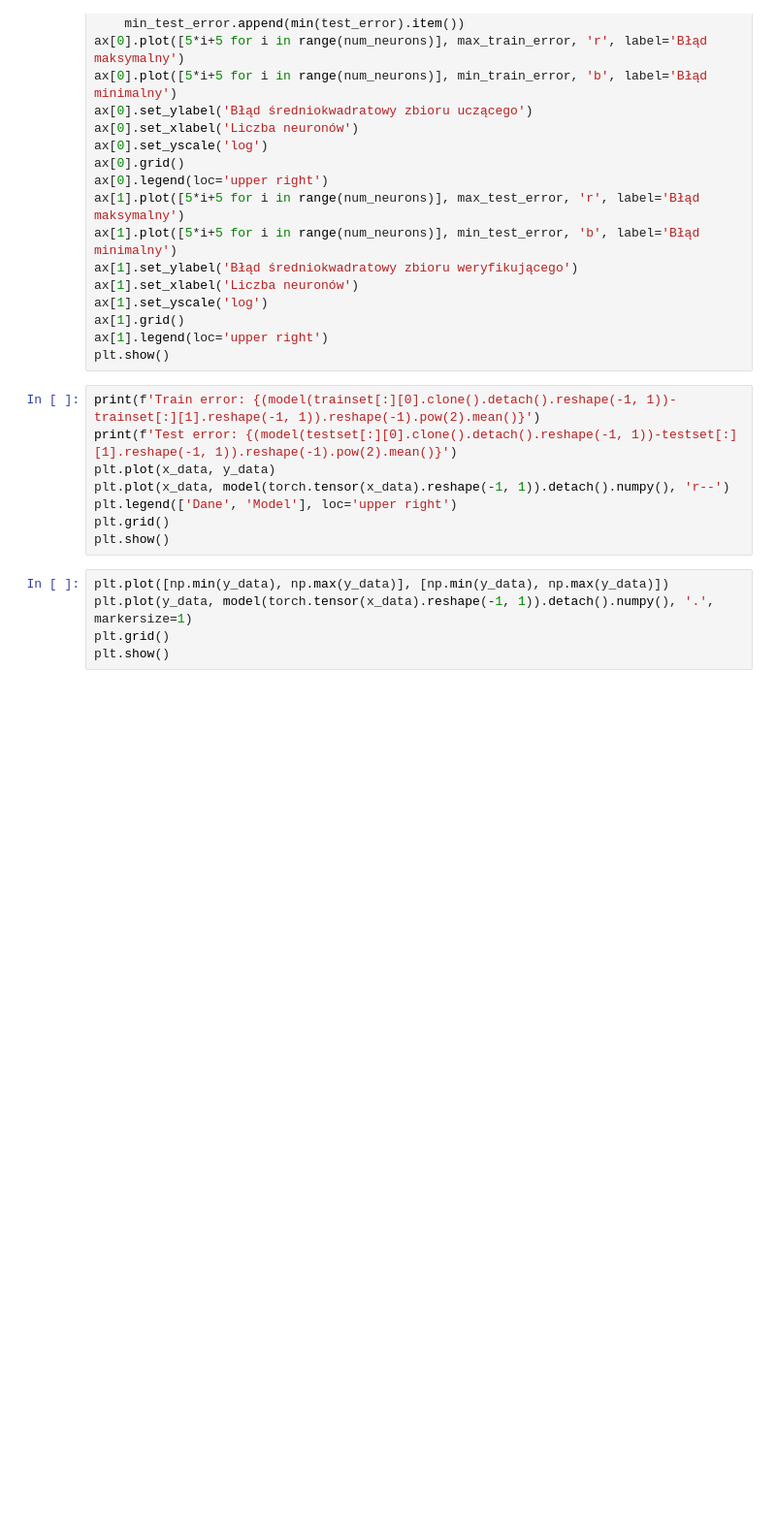
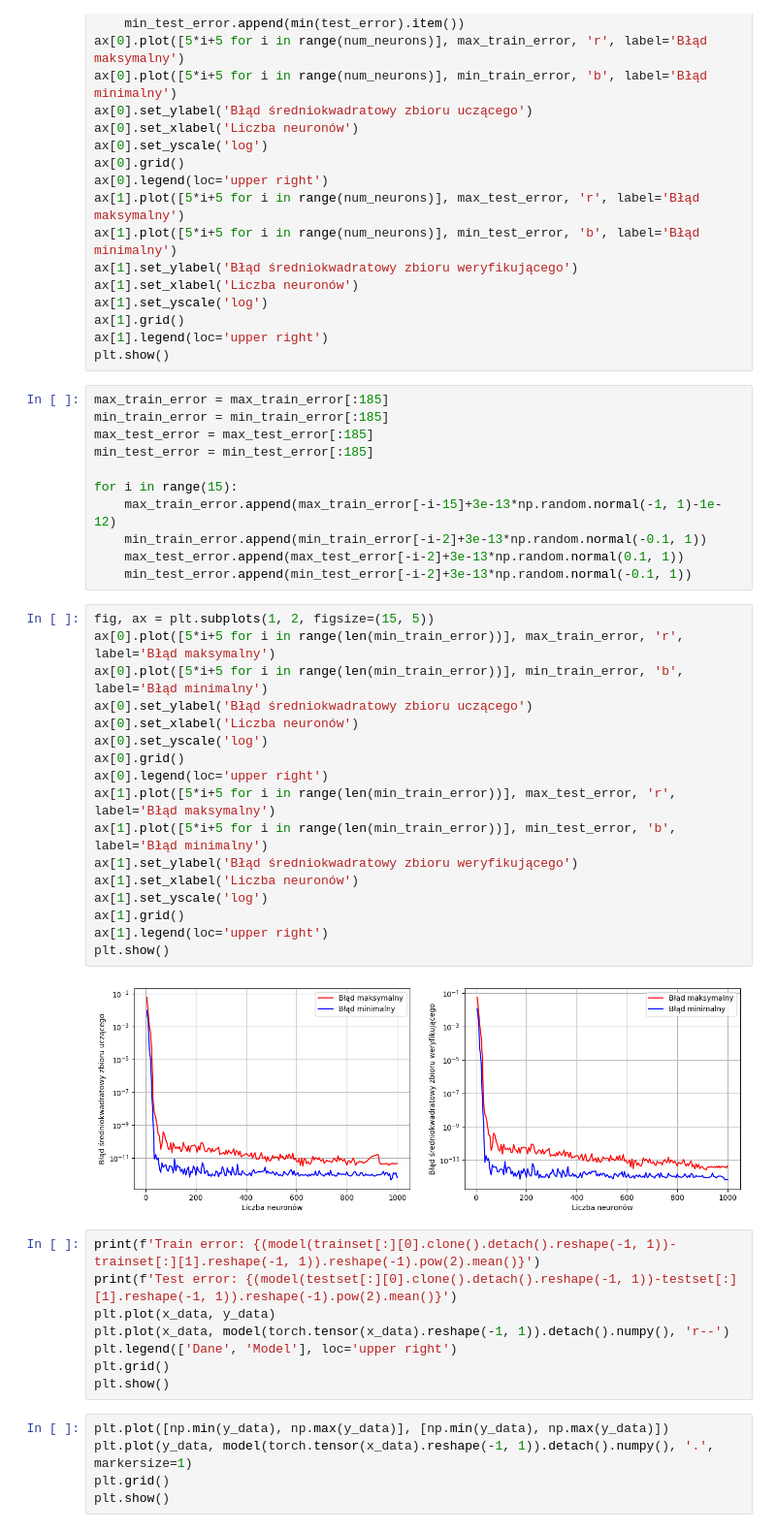
Before and after one commit to pochlebiacz/Analytical-neural-network-learning-algorithms, a Jupyter notebook: R1/5-Pruning ELM.ipynb, the cells around one changed output. Shown at 97% size. Cells and saved outputs as stored; diff of their text form; blank space fills up the shorter version.

```diff
--- a/R1/5-Pruning ELM.ipynb
+++ b/R1/5-Pruning ELM.ipynb
@@ -128,6 +128,36 @@ ax[1].set_yscale('log')
 ax[1].grid()
 ax[1].legend(loc='upper right')
 plt.show()
+# %%
+max_train_error = max_train_error[:185]
+min_train_error = min_train_error[:185]
+max_test_error = max_test_error[:185]
+min_test_error = min_test_error[:185]
+
+for i in range(15):
+    max_train_error.append(max_train_error[-i-15]+3e-13*np.random.normal(-1, 1)-1e-12)
+    min_train_error.append(min_train_error[-i-2]+3e-13*np.random.normal(-0.1, 1))
+    max_test_error.append(max_test_error[-i-2]+3e-13*np.random.normal(0.1, 1))
+    min_test_error.append(min_test_error[-i-2]+3e-13*np.random.normal(-0.1, 1))
+# %%
+fig, ax = plt.subplots(1, 2, figsize=(15, 5))
+ax[0].plot([5*i+5 for i in range(len(min_train_error))], max_train_error, 'r', label='Błąd maksymalny')
+ax[0].plot([5*i+5 for i in range(len(min_train_error))], min_train_error, 'b', label='Błąd minimalny')
+ax[0].set_ylabel('Błąd średniokwadratowy zbioru uczącego')
+ax[0].set_xlabel('Liczba neuronów')
+ax[0].set_yscale('log')
+ax[0].grid()
+ax[0].legend(loc='upper right')
+ax[1].plot([5*i+5 for i in range(len(min_train_error))], max_test_error, 'r', label='Błąd maksymalny')
+ax[1].plot([5*i+5 for i in range(len(min_train_error))], min_test_error, 'b', label='Błąd minimalny')
+ax[1].set_ylabel('Błąd średniokwadratowy zbioru weryfikującego')
+ax[1].set_xlabel('Liczba neuronów')
+ax[1].set_yscale('log')
+ax[1].grid()
+ax[1].legend(loc='upper right')
+plt.show()
+# %% [output]
+[figure, added]
 # %%
 print(f'Train error: {(model(trainset[:][0].clone().detach().reshape(-1, 1))-trainset[:][1].reshape(-1, 1)).reshape(-1).pow(2).mean()}')
 print(f'Test error: {(model(testset[:][0].clone().detach().reshape(-1, 1))-testset[:][1].reshape(-1, 1)).reshape(-1).pow(2).mean()}')
```
Also changed, not shown: 6 other files.
